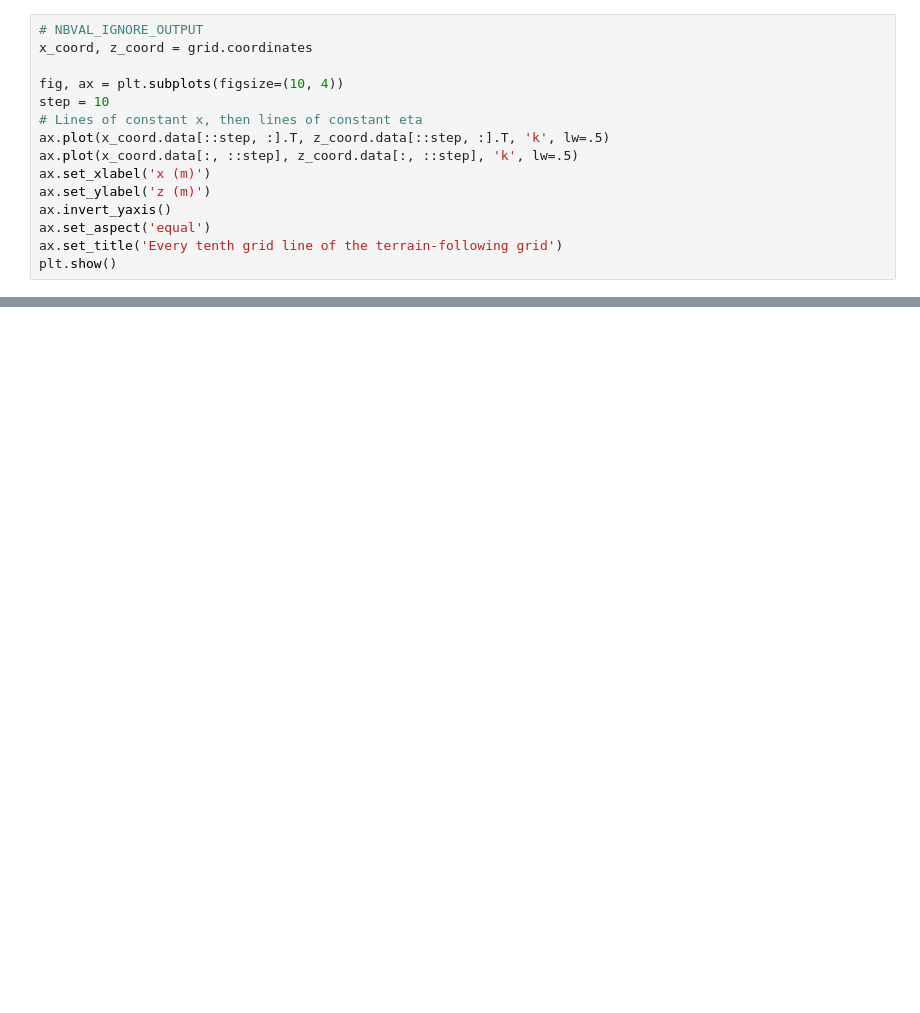
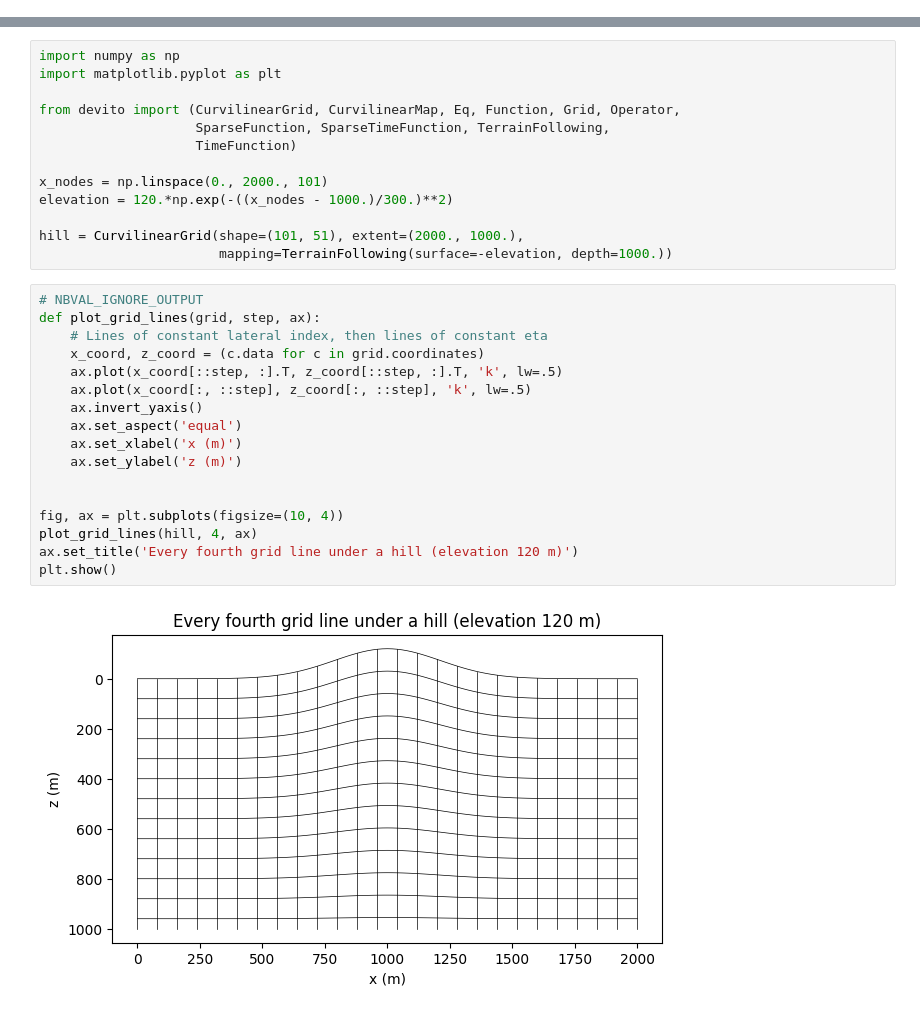
Before and after one commit to devitocodes/devito, a Jupyter notebook: examples/userapi/10_curvilinear_grids.ipynb, the cells around one changed output, grey strips where cells are left out. Saved outputs shown, nothing was run; the diff lists cells and outputs as text; blank space fills up the shorter version.

```diff
--- a/examples/userapi/10_curvilinear_grids.ipynb
+++ b/examples/userapi/10_curvilinear_grids.ipynb
@@ -76,15 +0,0 @@ grid.metrics
-# %%
-# NBVAL_IGNORE_OUTPUT
-x_coord, z_coord = grid.coordinates
-
-fig, ax = plt.subplots(figsize=(10, 4))
-step = 10
-# Lines of constant x, then lines of constant eta
-ax.plot(x_coord.data[::step, :].T, z_coord.data[::step, :].T, 'k', lw=.5)
-ax.plot(x_coord.data[:, ::step], z_coord.data[:, ::step], 'k', lw=.5)
-ax.set_xlabel('x (m)')
-ax.set_ylabel('z (m)')
-ax.invert_yaxis()
-ax.set_aspect('equal')
-ax.set_title('Every tenth grid line of the terrain-following grid')
-plt.show()
@@ -221,0 +69,32 @@ Writing to the HALO along potentially distributed Dimensions; set their Grid top
+# %%
+import numpy as np
+import matplotlib.pyplot as plt
+
+from devito import (CurvilinearGrid, CurvilinearMap, Eq, Function, Grid, Operator,
+                    SparseFunction, SparseTimeFunction, TerrainFollowing,
+                    TimeFunction)
+
+x_nodes = np.linspace(0., 2000., 101)
+elevation = 120.*np.exp(-((x_nodes - 1000.)/300.)**2)
+
+hill = CurvilinearGrid(shape=(101, 51), extent=(2000., 1000.),
+                       mapping=TerrainFollowing(surface=-elevation, depth=1000.))
+# %%
+# NBVAL_IGNORE_OUTPUT
+def plot_grid_lines(grid, step, ax):
+    # Lines of constant lateral index, then lines of constant eta
+    x_coord, z_coord = (c.data for c in grid.coordinates)
+    ax.plot(x_coord[::step, :].T, z_coord[::step, :].T, 'k', lw=.5)
+    ax.plot(x_coord[:, ::step], z_coord[:, ::step], 'k', lw=.5)
+    ax.invert_yaxis()
+    ax.set_aspect('equal')
+    ax.set_xlabel('x (m)')
+    ax.set_ylabel('z (m)')
+
+
+fig, ax = plt.subplots(figsize=(10, 4))
+plot_grid_lines(hill, 4, ax)
+ax.set_title('Every fourth grid line under a hill (elevation 120 m)')
+plt.show()
+# %% [output]
+[figure, added]
```
Also changed, not shown: parts of 60 cells of this notebook, 1 other file.
